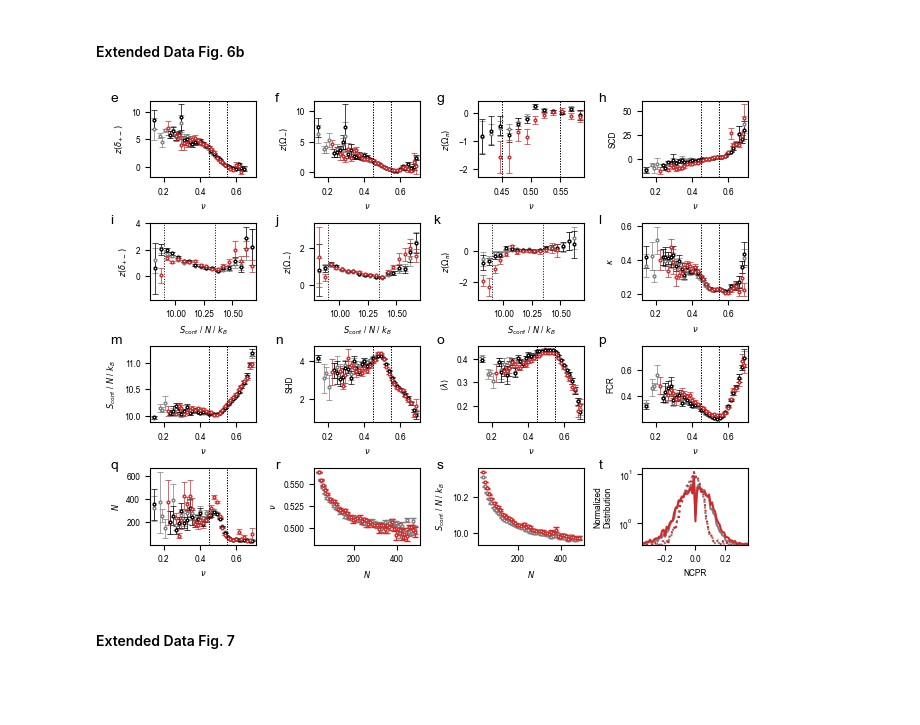
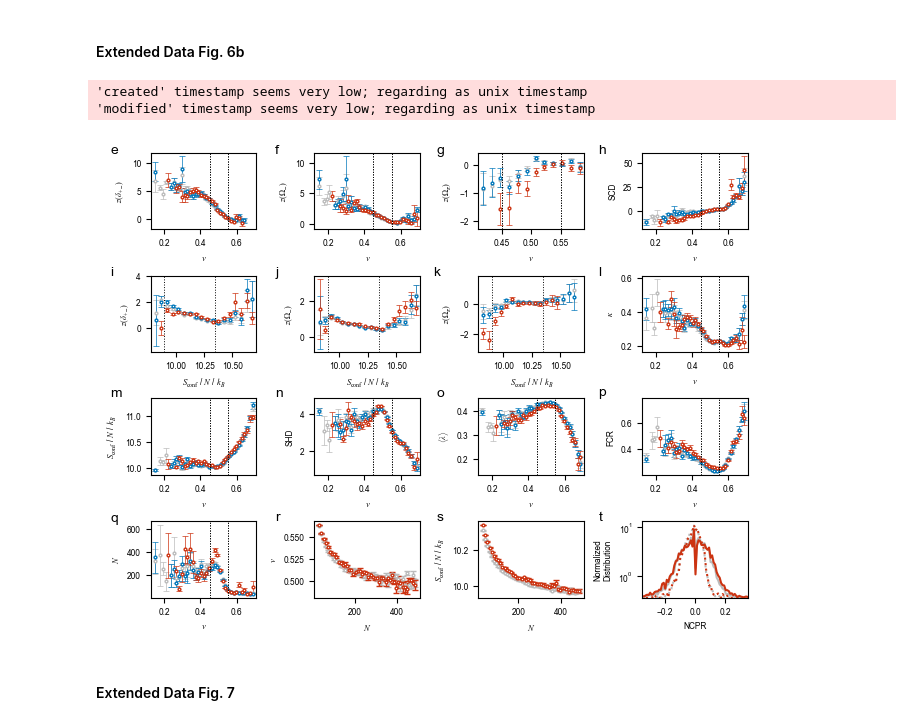
Before and after one commit to KULL-Centre/_2023_Tesei_IDRome, a Jupyter notebook: seq_conf_prop.ipynb, the cells around one changed output. Cells and saved outputs as stored; diff of their text form; code cells hidden in the pictures; blank space fills up the shorter version.

```diff
--- a/seq_conf_prop.ipynb
+++ b/seq_conf_prop.ipynb
@@ -375,6 +401,7 @@ fcr 0.6945415959252971 0.9583333333333334
 # %%
 f, (r1,r2,r3,r4,r5,r6) = plt.subplots(6, 4, sharex=False, sharey=False, figsize=(6.6,9))
 plt.rc('font', **{'family':'sans-serif','sans-serif':['Arial'], 'size': 6})
+mpl.rcParams['pdf.fonttype'] = 42
 
 proteins = ['P08621_202_437','Q5VUA4_1_884','P06748_122_247','Q6PD62_879_1173',
 'Q13148_252_414','Q15648_525_1581','Q7KZ85_1_274','P98177_1_97',
@@ -392,16 +419,16 @@ for i,name in enumerate(df_replicas.loc[proteins].sort_values('nu').index):
     emap = pd.read_csv(f'md_simulations/data/replicas/{name:s}_emap.csv.gz',index_col=0)
 
     if df_replicas.loc[name].nu <= 0.45:
-        cmap = plt.cm.Oranges_r
-        color = 'tab:orange'
+        cmap = oranges
+        color = pt_colors['orange']
         dark_color = dark_orange
     elif df_replicas.loc[name].nu > 0.55:
-        cmap = plt.cm.Greens_r
-        color = 'tab:green'
+        cmap = greens
+        color = pt_colors['teal']
         dark_color = dark_green
     else:
-        cmap = plt.cm.Blues_r
-        color = 'tab:blue'
+        cmap = blues
+        color = pt_colors['cyan']
         dark_color = dark_blue
 
     n_ticks = 4 if i == 8 else 3
@@ -459,19 +486,19 @@ for i,name in enumerate(df_replicas.loc[proteins].sort_values('nu').index):
         ax_a[i].set_yticks([0,4,8])
         ax_a[i].axvspan(df_replicas.loc[name,'Delta']-df_replicas.loc[name,'Delta_err'],
                         df_replicas.loc[name,'Delta']+df_replicas.loc[name,'Delta_err'],
-                        alpha=0.5, lw=0.5, color='tab:orange')
+                        alpha=0.5, lw=0.5, color=pt_colors['orange'])
     elif i > 7:
         ax_a[i].set_ylim(0,4)
         ax_a[i].set_yticks([0,2,4])
         ax_a[i].axvspan(df_replicas.loc[name,'Delta']-df_replicas.loc[name,'Delta_err'],
                         df_replicas.loc[name,'Delta']+df_replicas.loc[name,'Delta_err'],
-                        alpha=0.5, lw=0.5, color='tab:green')
+                        alpha=0.5, lw=0.5, color=pt_colors['teal'])
     else:
         ax_a[i].set_ylim(0,5)
         ax_a[i].set_yticks([0,2,4])
         ax_a[i].axvspan(df_replicas.loc[name,'Delta']-df_replicas.loc[name,'Delta_err'],
                         df_replicas.loc[name,'Delta']+df_replicas.loc[name,'Delta_err'],
-                        alpha=0.5, lw=0.5, color='tab:blue')
+                        alpha=0.5, lw=0.5, color=pt_colors['cyan'])
 
     if i < 4:
         ax_s.set_ylim(0,2.8)
@@ -905,7 +935,7 @@ for ax,feature,label in zip(np.append(axes.flatten()[:4],axes.flatten()[7:]),fea
                                df_idrome[feature].values[nonzero_bool],bins=bins,statistic='count')[0]
 
     ax.errorbar(x[counts>2],average[counts>2],yerr=standard_error[counts>2],ms=2,marker='o',lw=0,zorder=0,mfc='w',
-             elinewidth=.5,capsize=2,capthick=.5,label=label,color='tab:gray')
+             elinewidth=.5,capsize=2,capthick=.5,label=label,color=pt_colors['grey'])
     ax.set_xlim(.125,.708)
     ax.set_xticks(np.arange(.2,.71,.2))
 
@@ -930,7 +960,7 @@ for ax,feature,label in zip(np.append(axes.flatten()[:4],axes.flatten()[7:]),fea
                                bins=bins,statistic='count')[0]
 
     ax.errorbar(x[counts>2],average[counts>2],yerr=standard_error[counts>2],ms=2,marker='o',lw=0,zorder=0,mfc='w',
-             elinewidth=.5,capsize=2,capthick=.5,label=label,color='k')
+             elinewidth=.5,capsize=2,capthick=.5,label=label,color=pt_colors['blue'])
 
     ax.set_ylabel(label)
 
@@ -966,7 +996,7 @@ for ax,feature,label in zip(np.append(axes.flatten()[:4],axes.flatten()[7:]),fea
 
     ax.errorbar(x[counts>2],average[counts>2],yerr=standard_error[counts>2],ms=2,
              marker='o',lw=0,zorder=0,mfc='w',
-             elinewidth=.5,capsize=2,capthick=.5,label=label,color='tab:red')
+             elinewidth=.5,capsize=2,capthick=.5,label=label,color=pt_colors['red'])
 
     ax.set_ylabel(label)
 
@@ -1007,7 +1037,7 @@ for ax,feature,label in zip(axes.flatten()[4:],features,labels):
 
     ax.errorbar(x[counts>2],average[counts>2],yerr=standard_error[counts>2],ms=2,
              marker='o',lw=0,zorder=0,mfc='w',
-             elinewidth=.5,capsize=2,capthick=.5,label=label,color='tab:gray')
+             elinewidth=.5,capsize=2,capthick=.5,label=label,color=pt_colors['grey'])
 
     ax.axvline(9.9,color='k',ls=':',lw=.7)
     ax.axvline(10.35,color='k',ls=':',lw=.7)
@@ -1034,7 +1064,7 @@ for ax,feature,label in zip(axes.flatten()[4:],features,labels):
 
     ax.errorbar(x[counts>2],average[counts>2],yerr=standard_error[counts>2],ms=2,marker='o',
              lw=0,zorder=0,mfc='w',
-             elinewidth=.5,capsize=2,capthick=.5,label=label,color='k')
+             elinewidth=.5,capsize=2,capthick=.5,label=label,color=pt_colors['blue'])
 
     ax.set_ylabel(label)
 
@@ -1063,7 +1093,7 @@ for ax,feature,label in zip(axes.flatten()[4:],features,labels):
 
     ax.errorbar(x[counts>2],average[counts>2],yerr=standard_error[counts>2],ms=2,
              marker='o',lw=0,zorder=0,mfc='w',
-             elinewidth=.5,capsize=2,capthick=.5,label=label,color='tab:red')
+             elinewidth=.5,capsize=2,capthick=.5,label=label,color=pt_colors['red'])
 
     ax.set_ylabel(label)
 
@@ -1090,7 +1120,7 @@ counts = binned_statistic(df_idrome.N,df_idrome.nu,statistic='count',
                                      bins=bins)[0]
 
 ax1.errorbar(x[counts>2],average[counts>2],yerr=standard_error[counts>2],ms=2,marker='o',lw=0,zorder=0,mfc='w',
-             elinewidth=1,capsize=2,capthick=1,color='tab:gray')
+             elinewidth=1,capsize=2,capthick=1,color=pt_colors['grey'])
 
 average = binned_statistic(df_idrome_spot.N,df_idrome_spot.nu_svr,bins=bins)[0]
 standard_error = binned_statistic(df_idrome_spot.N,df_idrome_spot.nu_svr,statistic=se,
@@ -1099,7 +1129,7 @@ counts = binned_statistic(df_idrome_spot.N,df_idrome_spot.nu_svr,statistic='coun
                                      bins=bins)[0]
 
 ax1.errorbar(x[counts>2],average[counts>2],yerr=standard_error[counts>2],ms=2,marker='o',lw=0,zorder=0,mfc='w',
-             elinewidth=1,capsize=2,capthick=1,color='tab:red')
+             elinewidth=1,capsize=2,capthick=1,color=pt_colors['red'])
 
 average = binned_statistic(df_idrome.N,df_idrome.SPR,bins=bins)[0]
 standard_error = binned_statistic(df_idrome.N,df_idrome.SPR,statistic=se,
@@ -1108,7 +1138,7 @@ counts = binned_statistic(df_idrome.N,df_idrome.SPR,statistic='count',
                                      bins=bins)[0]
 
 ax2.errorbar(x[counts>2],average[counts>2],yerr=standard_error[counts>2],ms=2,marker='o',lw=0,zorder=0,mfc='w',
-             elinewidth=1,capsize=2,capthick=1,color='tab:gray')
+             elinewidth=1,capsize=2,capthick=1,color=pt_colors['grey'])
 
 average = binned_statistic(df_idrome_spot.N,df_idrome_spot.SPR_svr,bins=bins)[0]
 standard_error = binned_statistic(df_idrome_spot.N,df_idrome_spot.SPR_svr,statistic=se,
@@ -1117,25 +1147,25 @@ counts = binned_statistic(df_idrome_spot.N,df_idrome_spot.SPR_svr,statistic='cou
                                      bins=bins)[0]
 
 ax2.errorbar(x[counts>2],average[counts>2],yerr=standard_error[counts>2],ms=2,marker='o',lw=0,zorder=0,mfc='w',
-             elinewidth=1,capsize=2,capthick=1,color='tab:red')
+             elinewidth=1,capsize=2,capthick=1,color=pt_colors['red'])
 
 bins = np.arange(-.4, .4, .01)
 x = bins[:-1]+.0025
 
 h = np.histogram(df_idrome.query('N<=200')['ncpr'],bins=bins,density=True)[0]
-ax3.plot(x,h,color='tab:gray')
+ax3.plot(x,h,color=pt_colors['grey'])
 
 h = np.histogram(df_idrome.query('N>200')['ncpr'],bins=bins,density=True)[0]
-ax3.plot(x,h,color='tab:gray',ls=':')
+ax3.plot(x,h,color=pt_colors['grey'],ls=':')
 
 bins = np.arange(-.4, .4, .01)
 x = bins[:-1]+.0025
 
 h = np.histogram(df_idrome_spot.query('N<=200')['ncpr'],bins=bins,density=True)[0]
-ax3.plot(x,h,color='tab:red')
+ax3.plot(x,h,color=pt_colors['red'])
 
 h = np.histogram(df_idrome_spot.query('N>200')['ncpr'],bins=bins,density=True)[0]
-ax3.plot(x,h,color='tab:red',ls=':')
+ax3.plot(x,h,color=pt_colors['red'],ls=':')
 
 ax1.set_ylabel('$\\nu$')
 ax2.set_ylabel(r'$S_\mathrm{conf}$ / $N$ / $k_B$')
@@ -1148,34 +1178,36 @@ ax3.set_xlabel('NCPR')
 ax3.set_xlim(-.35,.35)
 ax3.set_ylim(1e-2,14)
 ax3.set_yscale('symlog')
 
 axes.flatten()[4].set_ylim(-1.8,4)
 
 f.text(0.02, .975, 'e', fontsize=10)
 f.text(0.27, .975, 'f', fontsize=10)
 f.text(0.515, .975, 'g', fontsize=10)
 f.text(0.76, .975, 'h', fontsize=10)
 
 f.text(0.02, .73, 'i', fontsize=10)
 f.text(0.27, .73, 'j', fontsize=10)
 f.text(0.51, .73, 'k', fontsize=10)
 f.text(0.76, .73, 'l', fontsize=10)
 
 f.text(0.02, .49, 'm', fontsize=10)
 f.text(0.27, .49, 'n', fontsize=10)
 f.text(0.515, .49, 'o', fontsize=10)
 f.text(0.76, .49, 'p', fontsize=10)
 
 f.text(0.02, .24, 'q', fontsize=10)
 f.text(0.27, .24, 'r', fontsize=10)
 f.text(0.515, .24, 's', fontsize=10)
 f.text(0.76, .24, 't', fontsize=10)
 
 plt.tight_layout()
 
 f.savefig('figs/ED_fig6b.pdf',dpi=300)
 # %% [output]
+'created' timestamp seems very low; regarding as unix timestamp
+'modified' timestamp seems very low; regarding as unix timestamp
-[figure, old version]
+[figure, new version]
 # %% [markdown]
 #### Extended Data Fig. 7
 # %%
```
Also changed, not shown: parts of 7 cells of this notebook, 9 other files.
